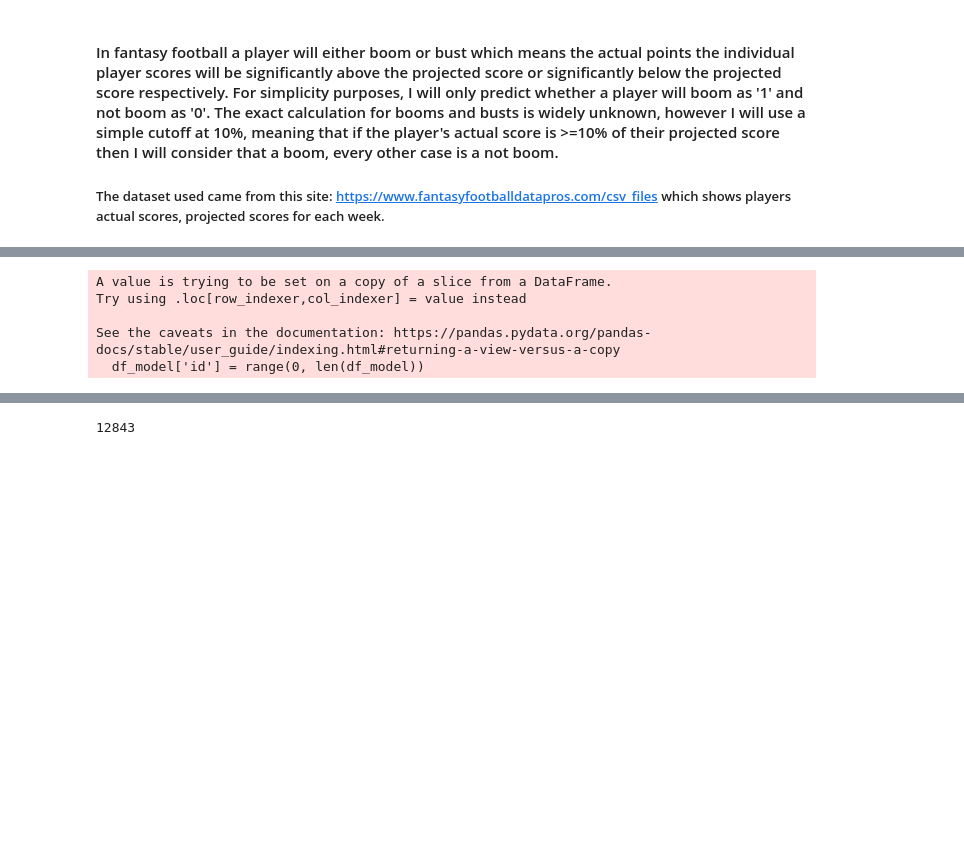
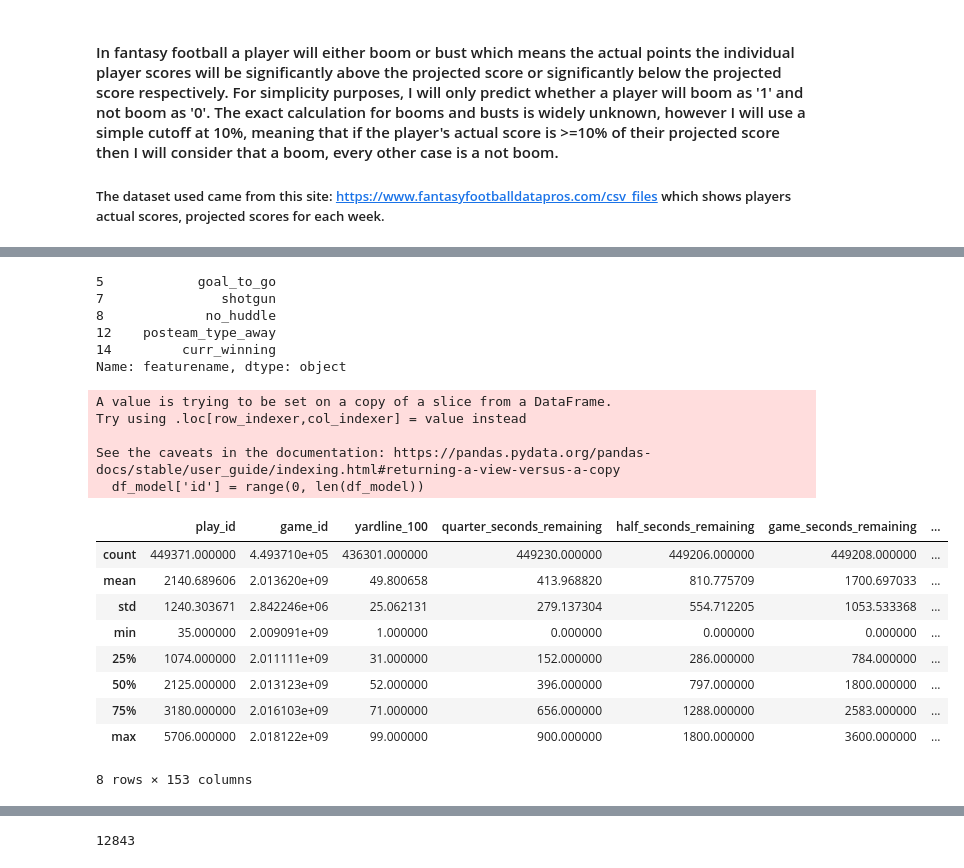
Before and after one commit to gdlevay/portfolio, a Jupyter notebook: mlnn/w7/asnmt_gdl_07.ipynb, the cells around one changed output, grey strips where cells are left out. Saved outputs shown, nothing was run; the diff lists cells and outputs as text; code cells hidden in the pictures; blank space fills up the shorter version.

```diff
--- a/mlnn/w7/asnmt_gdl_07.ipynb
+++ b/mlnn/w7/asnmt_gdl_07.ipynb
@@ -251,3 +456,12 @@ time_cols = [col for col in col_list if re.search(r"seconds_remaining", col)]
+# %%
+importance_df[importance_df.importance == 0].featurename
+# %% [output]
+5            goal_to_go
+7               shotgun
+8             no_huddle
+12    posteam_type_away
+14         curr_winning
+Name: featurename, dtype: object
 # %%
 # interception: target
 # pass_length: "deep", "short"
@@ -296,6 +510,19 @@ Try using .loc[row_indexer,col_indexer] = value instead
 
 See the caveats in the documentation: https://pandas.pydata.org/pandas-docs/stable/user_guide/indexing.html#returning-a-view-versus-a-copy
   df_model['id'] = range(0, len(df_model))
+# %%
+df_orig.describe()
+# %% [output]
+|  | play_id | game_id | yardline_100 | quarter_seconds_remaining | half_seconds_remaining | game_seconds_remaining | ... |
+| count | 449371.000000 | 4.493710e+05 | 436301.000000 | 449230.000000 | 449206.000000 | 449208.000000 | ... |
+| mean | 2140.689606 | 2.013620e+09 | 49.800658 | 413.968820 | 810.775709 | 1700.697033 | ... |
+| std | 1240.303671 | 2.842246e+06 | 25.062131 | 279.137304 | 554.712205 | 1053.533368 | ... |
+| min | 35.000000 | 2.009091e+09 | 1.000000 | 0.000000 | 0.000000 | 0.000000 | ... |
+| 25% | 1074.000000 | 2.011111e+09 | 31.000000 | 152.000000 | 286.000000 | 784.000000 | ... |
+| 50% | 2125.000000 | 2.013123e+09 | 52.000000 | 396.000000 | 797.000000 | 1800.000000 | ... |
+| 75% | 3180.000000 | 2.016103e+09 | 71.000000 | 656.000000 | 1288.000000 | 2583.000000 | ... |
+| max | 5706.000000 | 2.018122e+09 | 99.000000 | 900.000000 | 1800.000000 | 3600.000000 | ... |
+8 rows × 153 columns
 # %%
 cat_cols = ['pass_length', 'pass_location', 'game_half', 'posteam_type', 'qb_dropback', 'no_huddle']
 num_cols = list(set(df_model.columns) - set(cat_cols))
```
Also changed, not shown: parts of 15 cells of this notebook.
